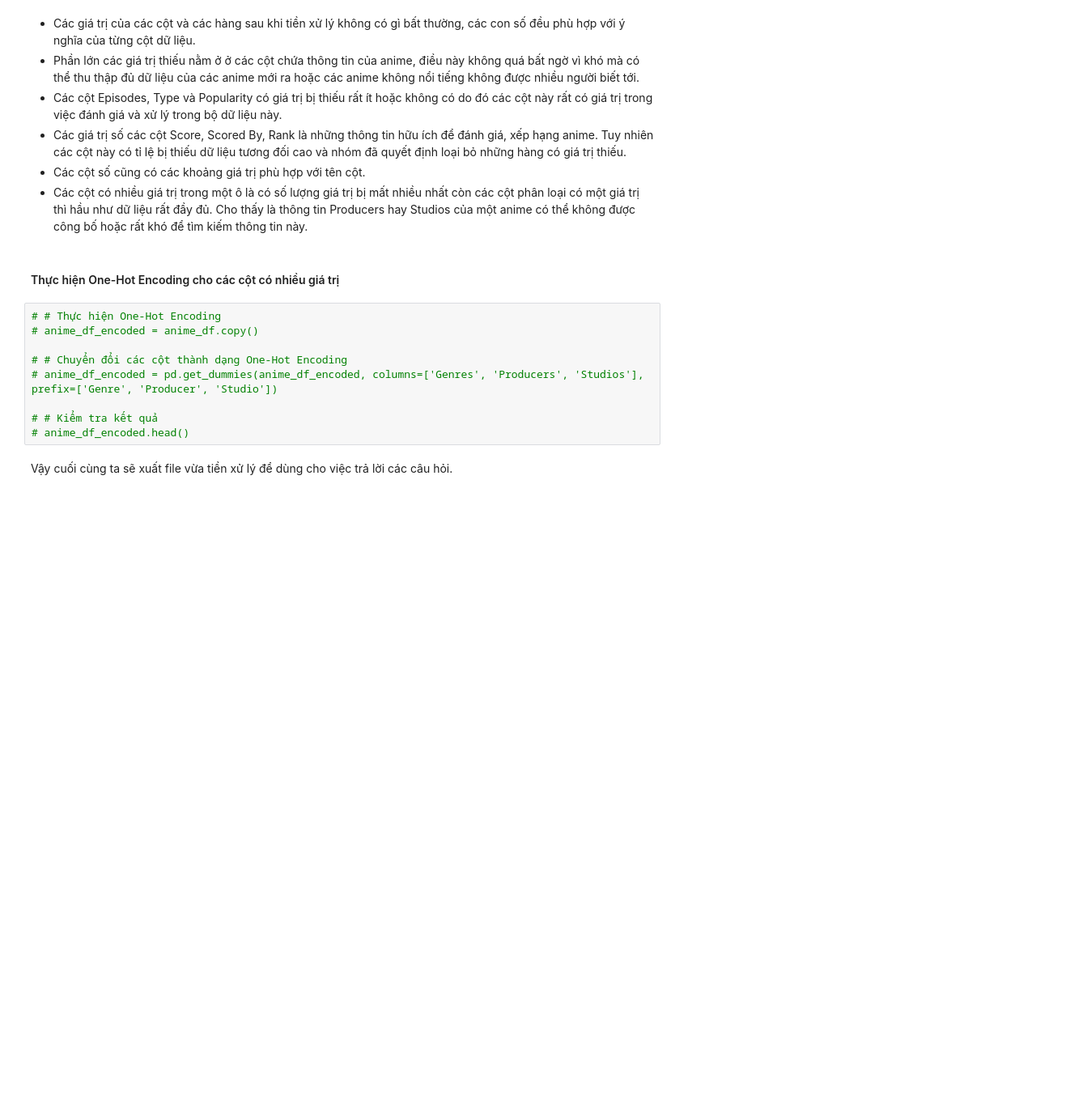
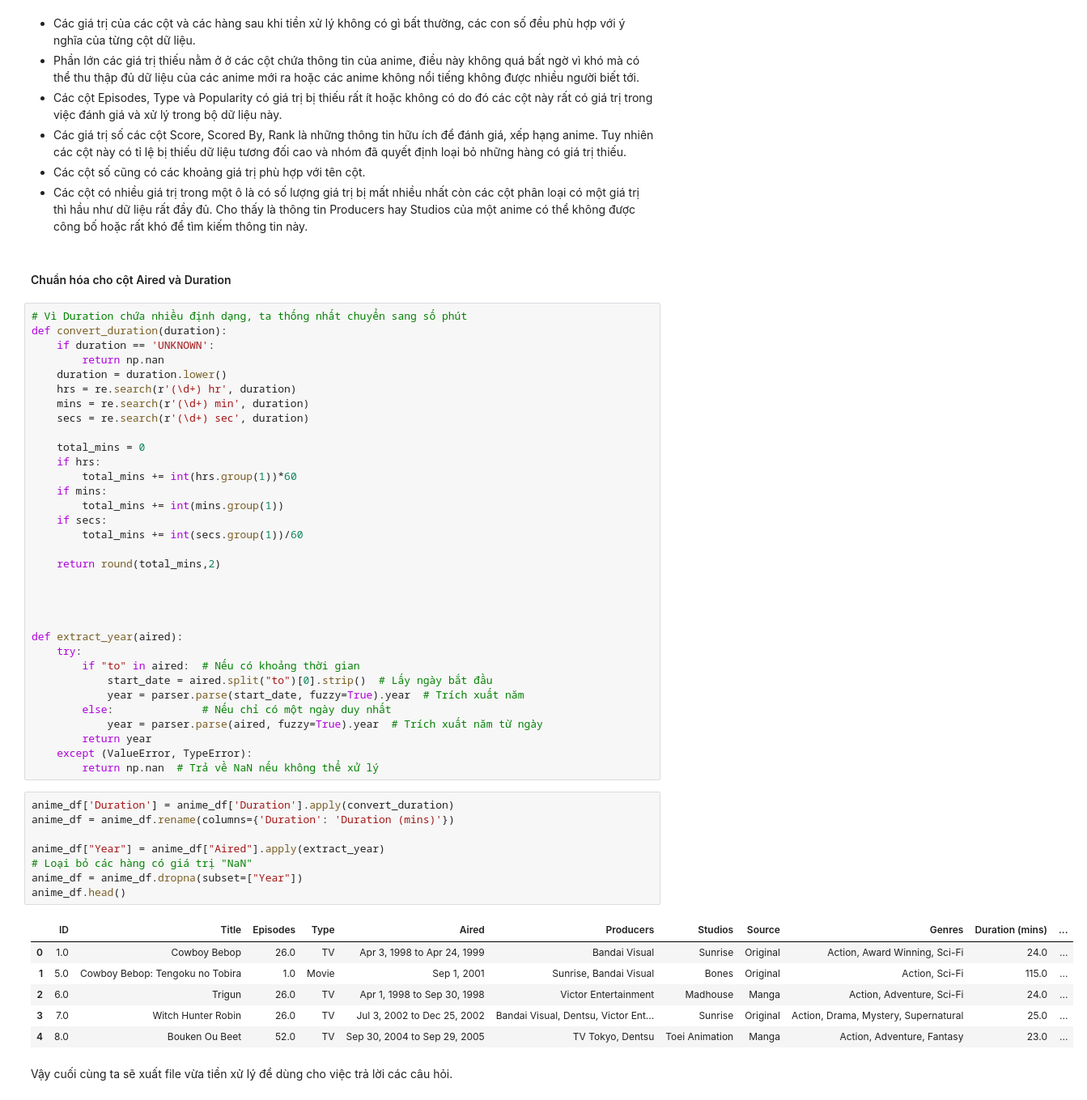
Before and after one commit to V1nk4n/Intro2DS_FinalProject, a Jupyter notebook: data_exploration/data_explorations.ipynb, the cells around one changed output. Shown: that part at 81% size. Saved outputs shown, nothing was run; the diff lists cells and outputs as text; blank space fills up the shorter version.

```diff
--- a/data_exploration/data_explorations.ipynb
+++ b/data_exploration/data_explorations.ipynb
@@ -441,16 +443,55 @@ Có tổng cộng 21 thể loại, 1513 producer, và 1022 Studios khác nhau c
 - Các cột số cũng có các khoảng giá trị phù hợp với tên cột.
 - Các cột có nhiều giá trị trong một ô là có số lượng giá trị bị mất nhiều nhất còn các cột phân loại có một giá trị thì hầu như dữ liệu rất đầy đủ. Cho thấy là thông tin Producers hay Studios của một anime có thể không được công bố hoặc rất khó để tìm kiếm thông tin này.
 # %% [markdown]
-#### Thực hiện One-Hot Encoding cho các cột có nhiều giá trị
+#### Chuẩn hóa cho cột Aired và Duration
-# %%
-# # Thực hiện One-Hot Encoding
-# anime_df_encoded = anime_df.copy()
-
-# # Chuyển đổi các cột thành dạng One-Hot Encoding
-# anime_df_encoded = pd.get_dummies(anime_df_encoded, columns=['Genres', 'Producers', 'Studios'], prefix=['Genre', 'Producer', 'Studio'])
-
-# # Kiểm tra kết quả
-# anime_df_encoded.head()
+# %%
+# Vì Duration chứa nhiều định dạng, ta thống nhất chuyển sang số phút
+def convert_duration(duration):
+    if duration == 'UNKNOWN':
+        return np.nan
+    duration = duration.lower()
+    hrs = re.search(r'(\d+) hr', duration)
+    mins = re.search(r'(\d+) min', duration)
+    secs = re.search(r'(\d+) sec', duration)
+
+    total_mins = 0
+    if hrs:
+        total_mins += int(hrs.group(1))*60
+    if mins:
+        total_mins += int(mins.group(1))
+    if secs:
+        total_mins += int(secs.group(1))/60
+
+    return round(total_mins,2)
+
+
+
+
+def extract_year(aired):
+    try:
+        if "to" in aired:  # Nếu có khoảng thời gian
+            start_date = aired.split("to")[0].strip()  # Lấy ngày bắt đầu
+            year = parser.parse(start_date, fuzzy=True).year  # Trích xuất năm
+        else:              # Nếu chỉ có một ngày duy nhất
+            year = parser.parse(aired, fuzzy=True).year  # Trích xuất năm từ ngày
+        return year
+    except (ValueError, TypeError):
+        return np.nan  # Trả về NaN nếu không thể xử lý
+# %%
+anime_df['Duration'] = anime_df['Duration'].apply(convert_duration)
+anime_df = anime_df.rename(columns={'Duration': 'Duration (mins)'})
+
+anime_df["Year"] = anime_df["Aired"].apply(extract_year)
+# Loại bỏ các hàng có giá trị "NaN"
+anime_df = anime_df.dropna(subset=["Year"])
+anime_df.head()
+# %% [output]
+|  | ID | Title | Episodes | Type | Aired | Producers | Studios | Source | Genres | Duration (mins) | ... |
+| 0 | 1.0 | Cowboy Bebop | 26.0 | TV | Apr 3, 1998 to Apr 24, 1999 | Bandai Visual | Sunrise | Original | Action, Award Winning, Sci-Fi | 24.0 | ... |
+| 1 | 5.0 | Cowboy Bebop: Tengoku no Tobira | 1.0 | Movie | Sep 1, 2001 | Sunrise, Bandai Visual | Bones | Original | Action, Sci-Fi | 115.0 | ... |
+| 2 | 6.0 | Trigun | 26.0 | TV | Apr 1, 1998 to Sep 30, 1998 | Victor Entertainment | Madhouse | Manga | Action, Adventure, Sci-Fi | 24.0 | ... |
+| 3 | 7.0 | Witch Hunter Robin | 26.0 | TV | Jul 3, 2002 to Dec 25, 2002 | Bandai Visual, Dentsu, Victor Ent... | Sunrise | Original | Action, Drama, Mystery, Supernatural | 25.0 | ... |
+| 4 | 8.0 | Bouken Ou Beet | 52.0 | TV | Sep 30, 2004 to Sep 29, 2005 | TV Tokyo, Dentsu | Toei Animation | Manga | Action, Adventure, Fantasy | 23.0 | ... |
 # %% [markdown]
 Vậy cuối cùng ta sẽ xuất file vừa tiền xử lý để dùng cho việc trả lời các câu hỏi.
 # %%
```
Also changed, not shown: parts of 1 cell of this notebook, 1 other file.
